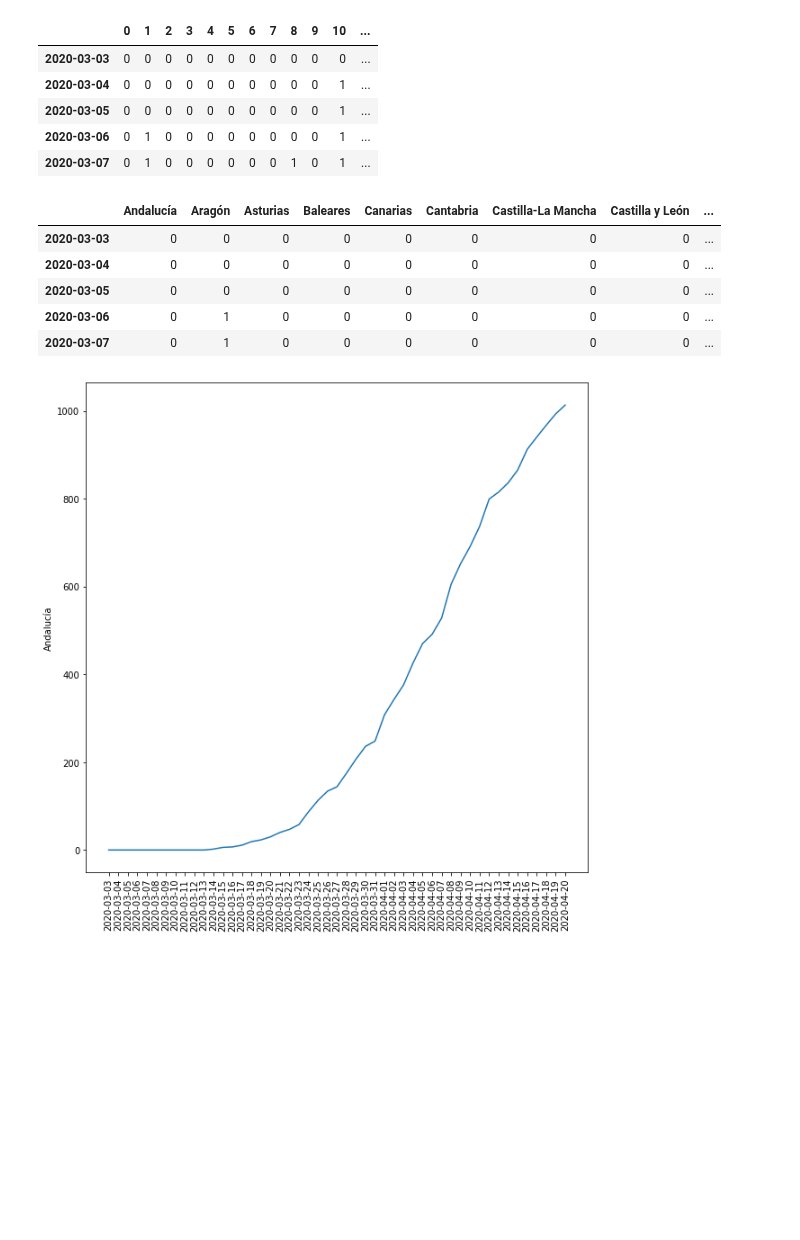
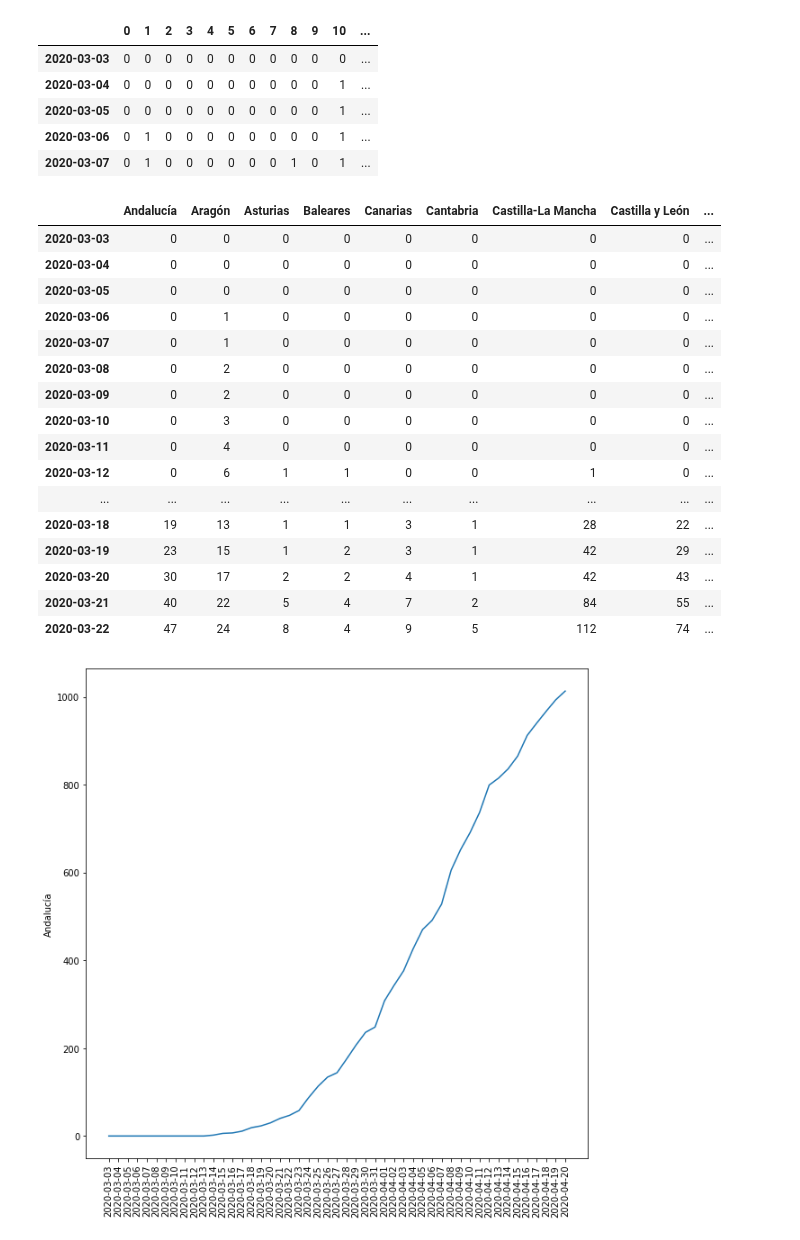
Before and after one commit to raulbenitez/postgrau_IML_exploratory, a Jupyter notebook: load_csv_github.ipynb, the cells around one changed output. Saved outputs shown, nothing was run; the diff lists cells and outputs as text; code cells hidden in the pictures; blank space fills up the shorter version.

```diff
--- a/load_csv_github.ipynb
+++ b/load_csv_github.ipynb
@@ -74,14 +74,25 @@ dt.head()
 | 2020-03-07 | 0 | 1 | 0 | 0 | 0 | 0 | 0 | 0 | 1 | 0 | 1 | ... |
 # %%
 dt.columns=d['CCAA'].values
-dt.head()
+dt.head(20)
 # %% [output]
 |  | Andalucía | Aragón | Asturias | Baleares | Canarias | Cantabria | Castilla-La Mancha | Castilla y León | ... |
 | 2020-03-03 | 0 | 0 | 0 | 0 | 0 | 0 | 0 | 0 | ... |
 | 2020-03-04 | 0 | 0 | 0 | 0 | 0 | 0 | 0 | 0 | ... |
 | 2020-03-05 | 0 | 0 | 0 | 0 | 0 | 0 | 0 | 0 | ... |
 | 2020-03-06 | 0 | 1 | 0 | 0 | 0 | 0 | 0 | 0 | ... |
 | 2020-03-07 | 0 | 1 | 0 | 0 | 0 | 0 | 0 | 0 | ... |
+| 2020-03-08 | 0 | 2 | 0 | 0 | 0 | 0 | 0 | 0 | ... |
+| 2020-03-09 | 0 | 2 | 0 | 0 | 0 | 0 | 0 | 0 | ... |
+| 2020-03-10 | 0 | 3 | 0 | 0 | 0 | 0 | 0 | 0 | ... |
+| 2020-03-11 | 0 | 4 | 0 | 0 | 0 | 0 | 0 | 0 | ... |
+| 2020-03-12 | 0 | 6 | 1 | 1 | 0 | 0 | 1 | 0 | ... |
+| ... | ... | ... | ... | ... | ... | ... | ... | ... | ... |
+| 2020-03-18 | 19 | 13 | 1 | 1 | 3 | 1 | 28 | 22 | ... |
+| 2020-03-19 | 23 | 15 | 1 | 2 | 3 | 1 | 42 | 29 | ... |
+| 2020-03-20 | 30 | 17 | 2 | 2 | 4 | 1 | 42 | 43 | ... |
+| 2020-03-21 | 40 | 22 | 5 | 4 | 7 | 2 | 84 | 55 | ... |
+| 2020-03-22 | 47 | 24 | 8 | 4 | 9 | 5 | 112 | 74 | ... |
 # %%
 import seaborn as sns
 import matplotlib.pylab as plt
```
Also changed, not shown: parts of 1 cell of this notebook.
